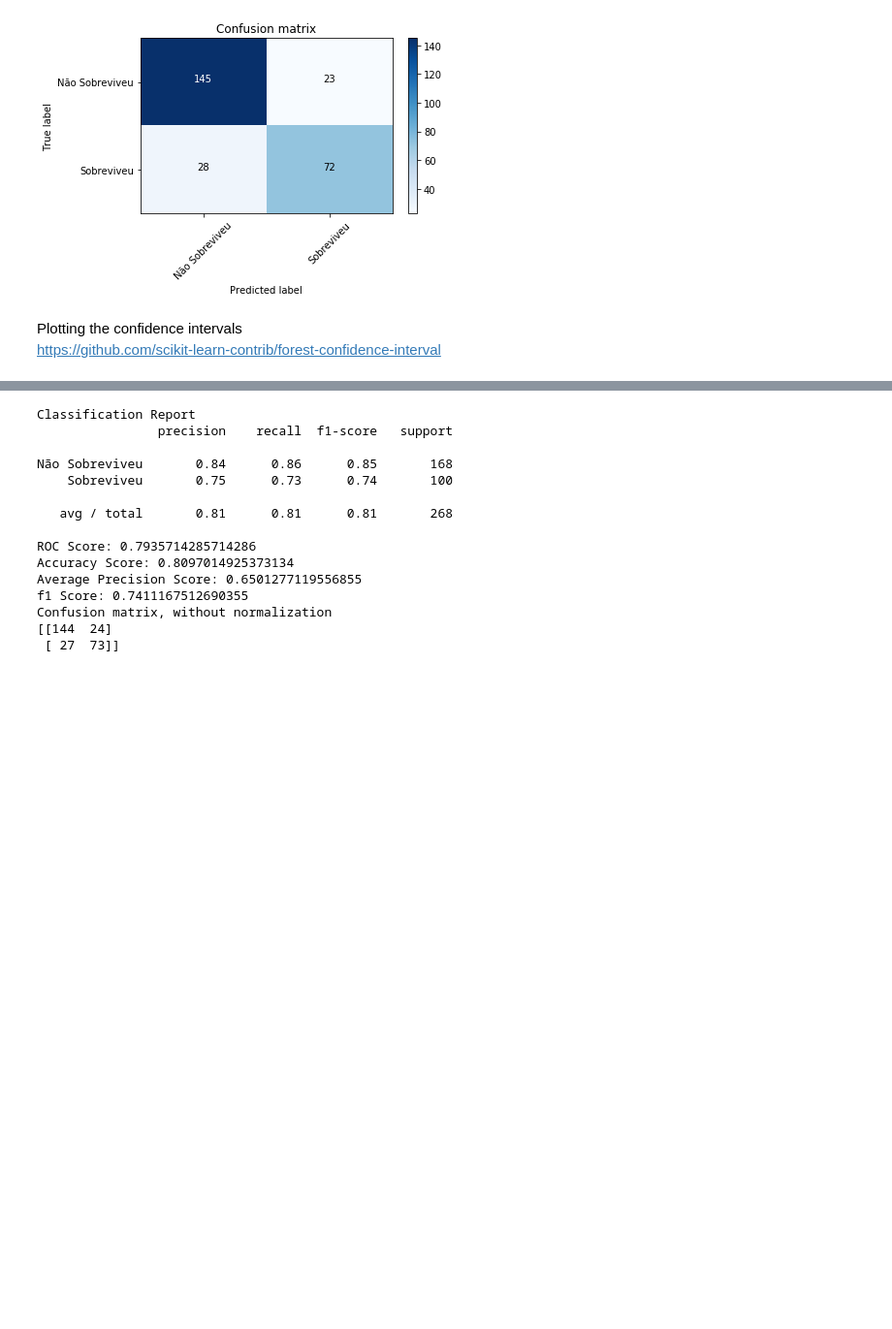
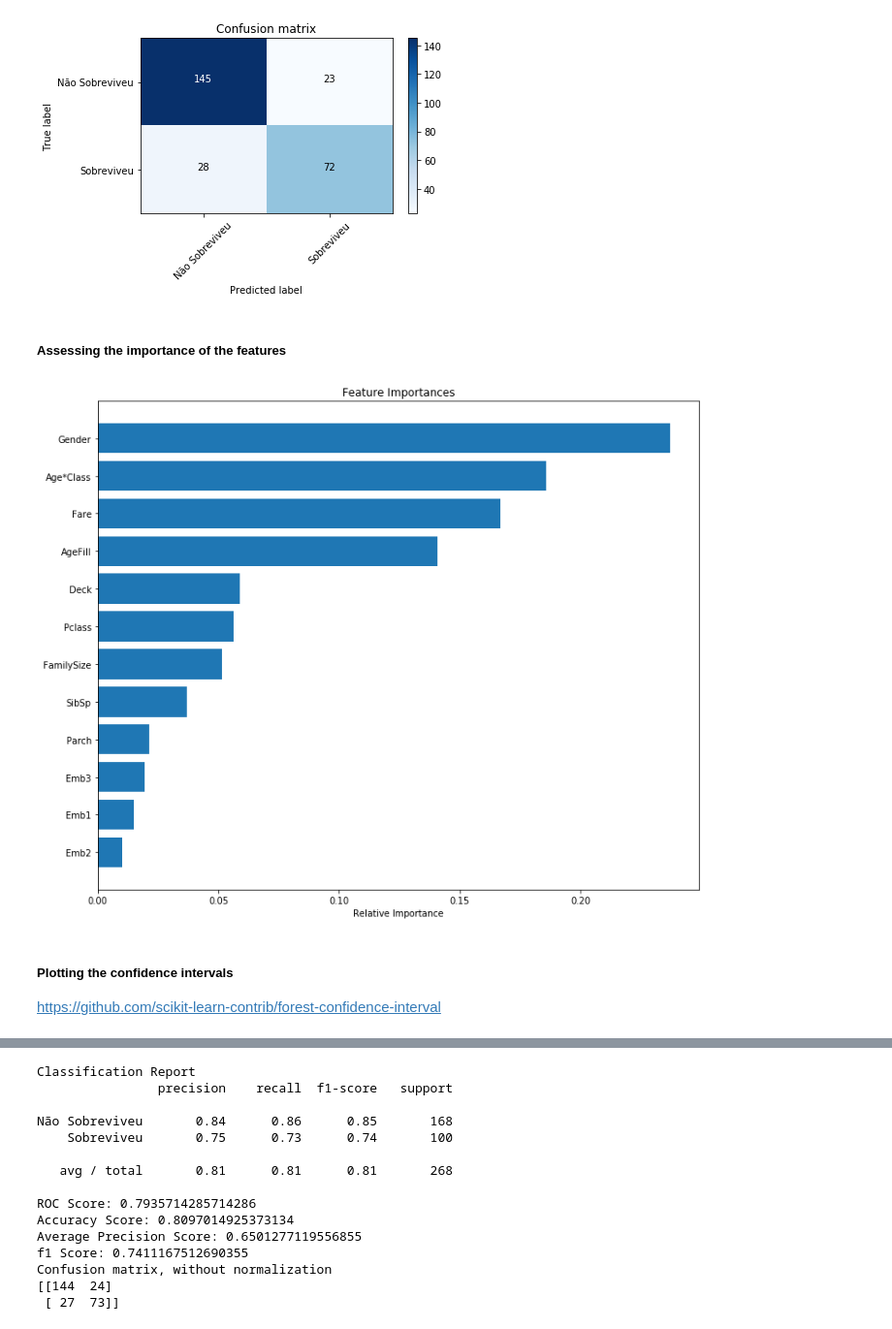
Before and after one commit to rsouza/FGV_Intro_DS, a Jupyter notebook: notebooks/ML_SUP_Categorical_Classification.ipynb, the cells around one changed output, grey strips where cells are left out. Shown at 97% size. Saved outputs shown, nothing was run; the diff lists cells and outputs as text; code cells hidden in the pictures; blank space fills up the shorter version.

```diff
--- a/notebooks/ML_SUP_Categorical_Classification.ipynb
+++ b/notebooks/ML_SUP_Categorical_Classification.ipynb
@@ -1551,8 +1580,22 @@ Confusion matrix, without normalization
 [[145  23]
  [ 28  72]]
 [figure]
+# %% [markdown]
+##### Assessing the importance of the features
+# %%
+features = df_train2.columns[2:]
+importances = clf_rf.feature_importances_
+indices = np.argsort(importances) #[0:9])  # top 10 features
+plt.figure(figsize=(12,10))
+plt.title('Feature Importances')
+plt.barh(range(len(indices)), importances[indices], align='center')
+plt.yticks(range(len(indices)), [features[i] for i in indices])
+plt.xlabel('Relative Importance')
+plt.show()
+# %% [output]
+[figure, added]
 # %% [markdown]
-Plotting the confidence intervals
+##### Plotting the confidence intervals
 https://github.com/scikit-learn-contrib/forest-confidence-interval
 # %%
 import forestci as fci
```
Also changed, not shown: parts of 22 cells of this notebook, 1 other file.
